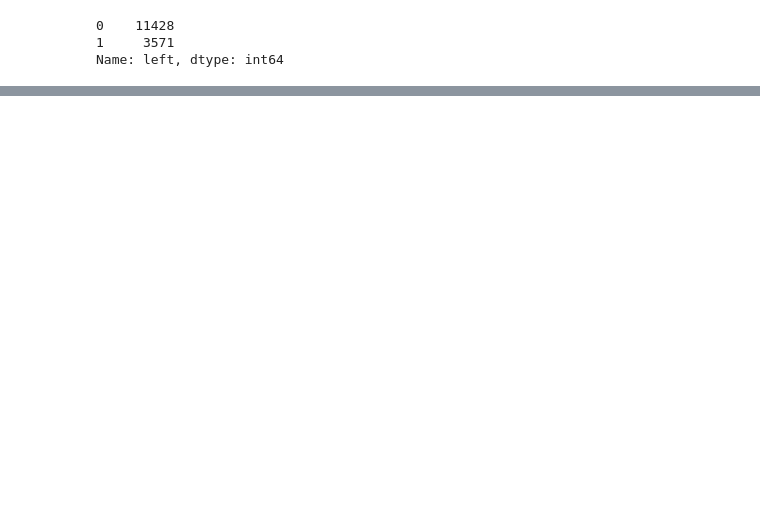
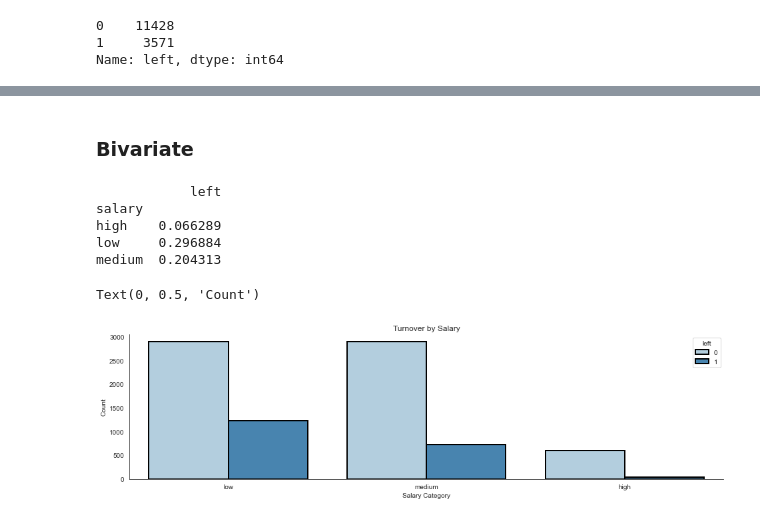
Before and after one commit to Sam-keeler/HR_data_analytics, a Jupyter notebook: turnover_analysis.ipynb, the cells around one changed output, grey strips where cells are left out. Saved outputs shown, nothing was run; the diff lists cells and outputs as text; code cells hidden in the pictures; blank space fills up the shorter version.

Commit message:
adding some bivariate

```diff
--- a/turnover_analysis.ipynb
+++ b/turnover_analysis.ipynb
@@ -104,0 +105,27 @@ Text(0, 0.5, 'Population')
+# %% [markdown]
+### Bivariate
+# %%
+# Splitting
+train, test = train_test_split(df, test_size=.2, random_state=123, stratify=df['left'])
+train, validate = train_test_split(train, test_size=.3, random_state=123, stratify=train['left'])
+# %%
+# Percent of workers that turned over grouped by salary category on top, with a graph showing counts of those
+# workers who left vs. those who didn't in each salary category
+# It would seem those high salary workers don't turn over too much and the low salaries turn over the most
+
+print(pd.DataFrame(df.groupby('salary').left.mean()))
+
+plt.subplots(figsize=(16, 4))
+sns.set_style(style='white')
+sns.despine()
+sns.countplot(x = 'salary', hue = 'left', data=train, palette='Blues', ec='black', linewidth=2).set_title('Turnover by Salary')
+plt.xlabel('Salary Category')
+plt.ylabel('Count')
+# %% [output]
+            left
+salary
+high    0.066289
+low     0.296884
+medium  0.204313
+Text(0, 0.5, 'Count')
+[figure, added]
```
Also changed, not shown: parts of 5 cells of this notebook, 1 other file.
